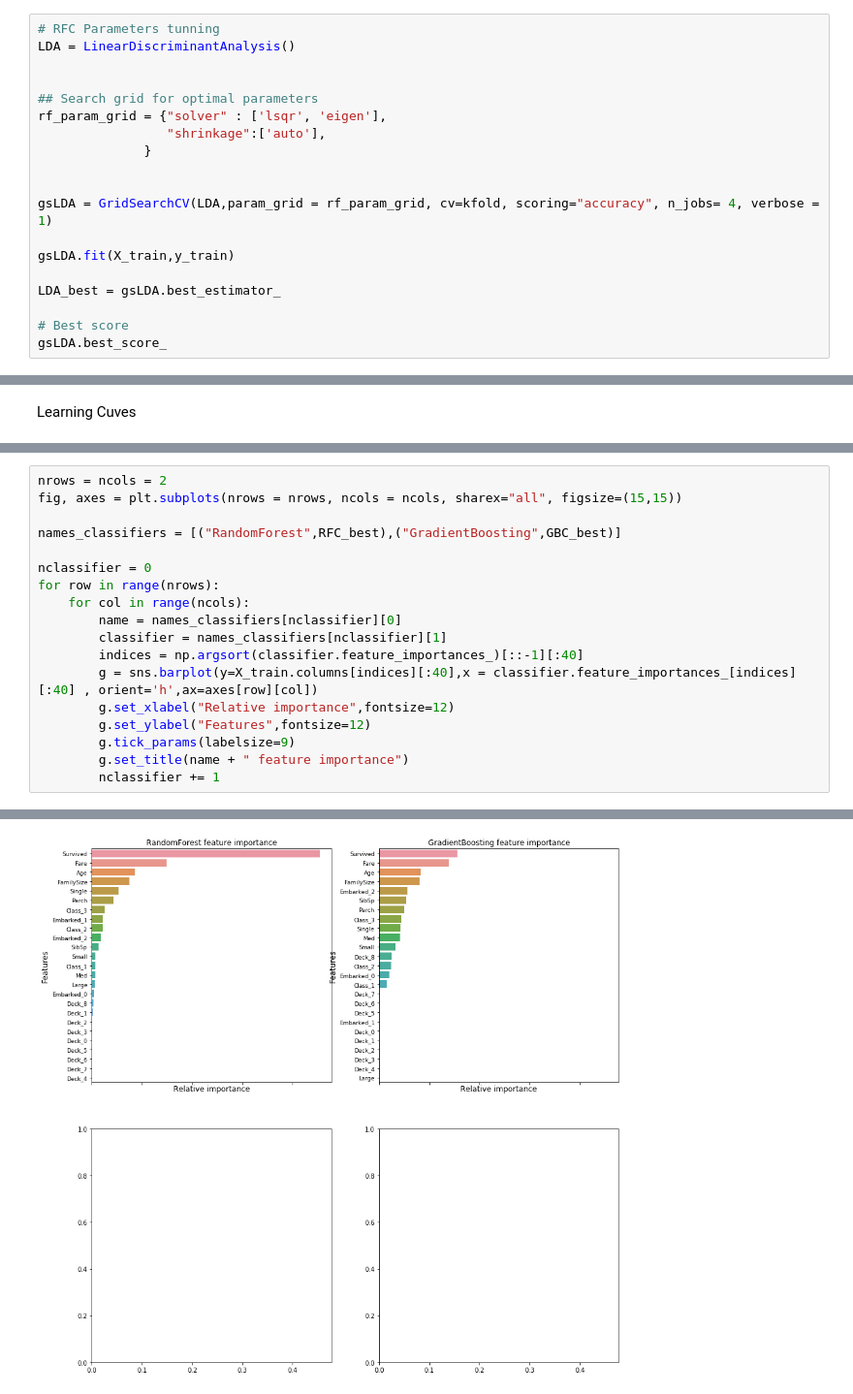
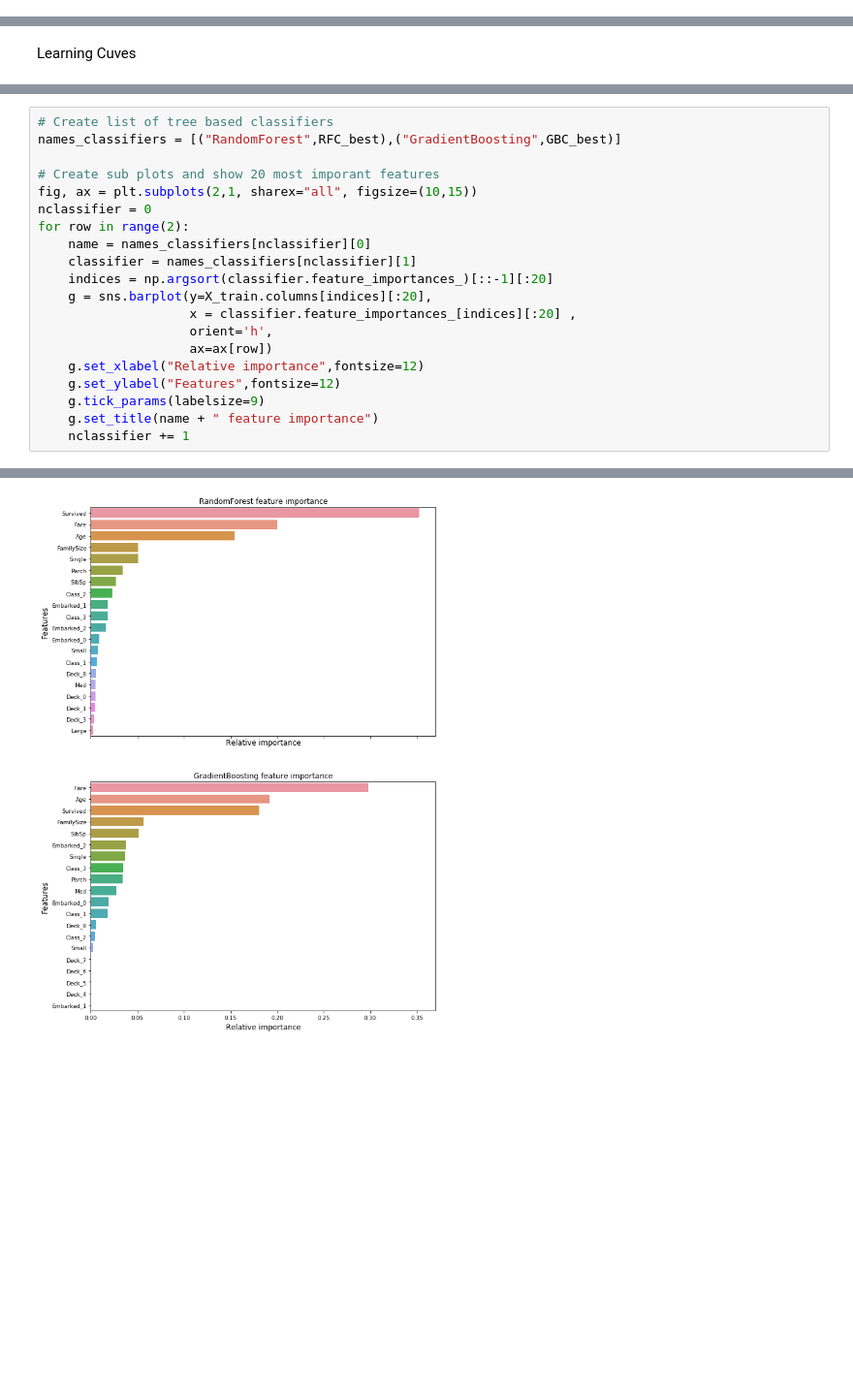
Before and after one commit to QuarKUS7/EY, a Jupyter notebook: model.ipynb, the cells around one changed output, grey strips where cells are left out. Shown at 97% size. Saved outputs shown, nothing was run; the diff lists cells and outputs as text; blank space fills up the shorter version.

```diff
--- a/model.ipynb
+++ b/model.ipynb
@@ -537,19 +527,0 @@ Fitting 5 folds for each of 12 candidates, totalling 60 fits
-# %%
-# RFC Parameters tunning
-LDA = LinearDiscriminantAnalysis()
-
-
-## Search grid for optimal parameters
-rf_param_grid = {"solver" : ['lsqr', 'eigen'],
-                 "shrinkage":['auto'],
-              }
-
-
-gsLDA = GridSearchCV(LDA,param_grid = rf_param_grid, cv=kfold, scoring="accuracy", n_jobs= 4, verbose = 1)
-
-gsLDA.fit(X_train,y_train)
-
-LDA_best = gsLDA.best_estimator_
-
-# Best score
-gsLDA.best_score_
@@ -599,19 +591,21 @@ g = plot_learning_curve(gsGBC.best_estimator_,"GradientBoosting learning curves"
 # %%
-nrows = ncols = 2
-fig, axes = plt.subplots(nrows = nrows, ncols = ncols, sharex="all", figsize=(15,15))
-
+# Create list of tree based classifiers
 names_classifiers = [("RandomForest",RFC_best),("GradientBoosting",GBC_best)]
 
+# Create sub plots and show 20 most imporant features
+fig, ax = plt.subplots(2,1, sharex="all", figsize=(10,15))
 nclassifier = 0
-for row in range(nrows):
-    for col in range(ncols):
-        name = names_classifiers[nclassifier][0]
-        classifier = names_classifiers[nclassifier][1]
-        indices = np.argsort(classifier.feature_importances_)[::-1][:40]
-        g = sns.barplot(y=X_train.columns[indices][:40],x = classifier.feature_importances_[indices][:40] , orient='h',ax=axes[row][col])
-        g.set_xlabel("Relative importance",fontsize=12)
-        g.set_ylabel("Features",fontsize=12)
-        g.tick_params(labelsize=9)
-        g.set_title(name + " feature importance")
-        nclassifier += 1
+for row in range(2):
+    name = names_classifiers[nclassifier][0]
+    classifier = names_classifiers[nclassifier][1]
+    indices = np.argsort(classifier.feature_importances_)[::-1][:20]
+    g = sns.barplot(y=X_train.columns[indices][:20],
+                    x = classifier.feature_importances_[indices][:20] ,
+                    orient='h',
+                    ax=ax[row])
+    g.set_xlabel("Relative importance",fontsize=12)
+    g.set_ylabel("Features",fontsize=12)
+    g.tick_params(labelsize=9)
+    g.set_title(name + " feature importance")
+    nclassifier += 1
 # %% [output]
@@ -619 +612 @@ IndexError: list index out of range
-[figure, old version]
+[figure, new version]
```
Also changed, not shown: parts of 85 cells of this notebook.
